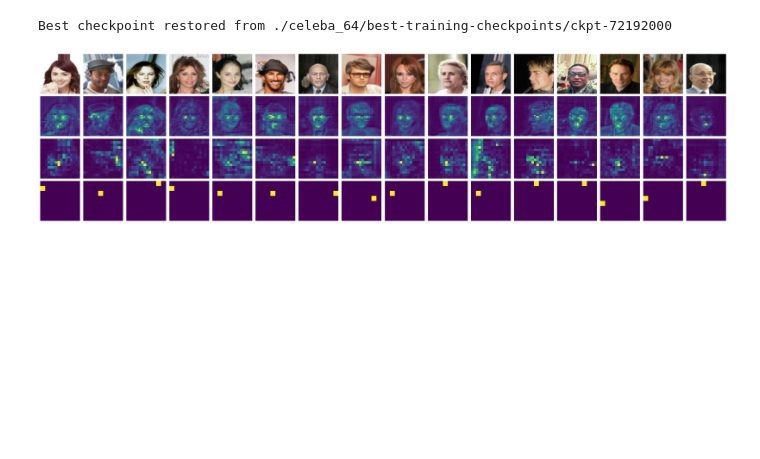
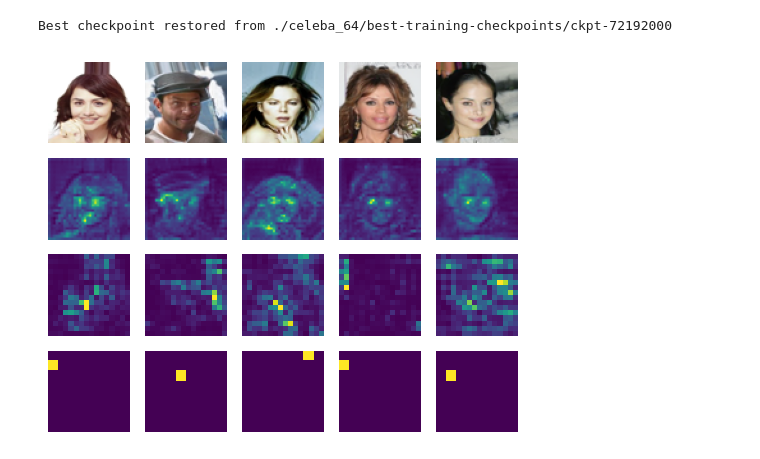
Before and after one commit to milmor/LadaGAN, a Jupyter notebook: demo.ipynb, the cells around one changed output. Saved outputs shown, nothing was run; the diff lists cells and outputs as text; code cells hidden in the pictures; blank space fills up the shorter version.

```diff
--- a/demo.ipynb
+++ b/demo.ipynb
@@ -68,7 +68,7 @@ gan.restore_generator(model_dir)
 # %% [output]
 Best checkpoint restored from ./celeba_64/best-training-checkpoints/ckpt-72192000
 # %%
-n = 16
+n = 5
 noise_seed = tf.random.normal(
     [n, conf.noise_dim], seed=conf.test_seed
 )
@@ -77,6 +77,6 @@ predictions, maps = gan.ema_generator(noise_seed, training=False)
 predictions = tf.clip_by_value(deprocess(predictions), 0.0, 255.0)
 predictions = tf.cast(predictions, tf.uint8).numpy()
 # %%
-plot_single_head(predictions, maps)
+plot_single_head(predictions, maps, size=1)
 # %% [output]
-[figure, old version]
+[figure, new version]
```
Also changed, not shown: 1 other file.
